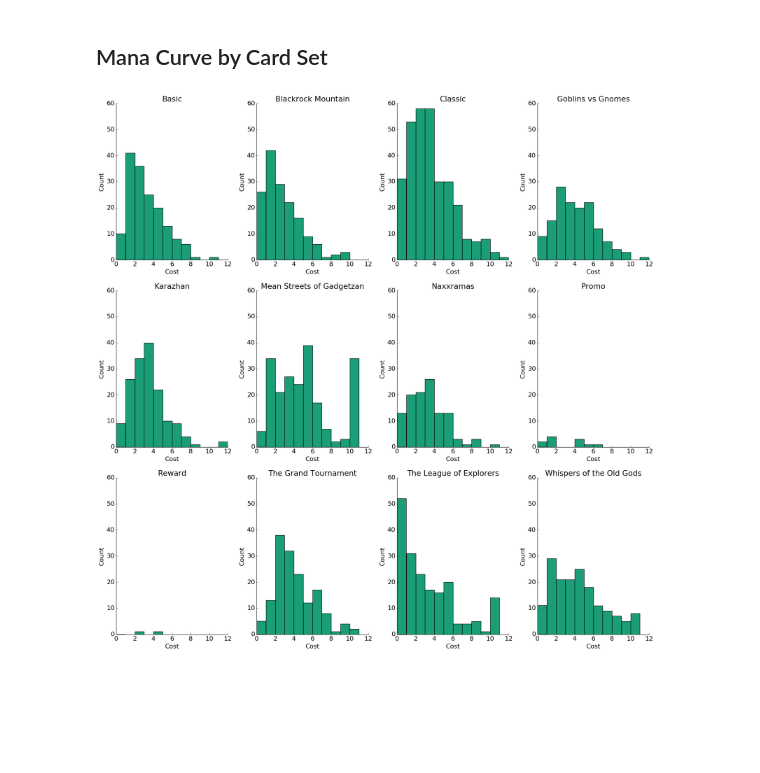
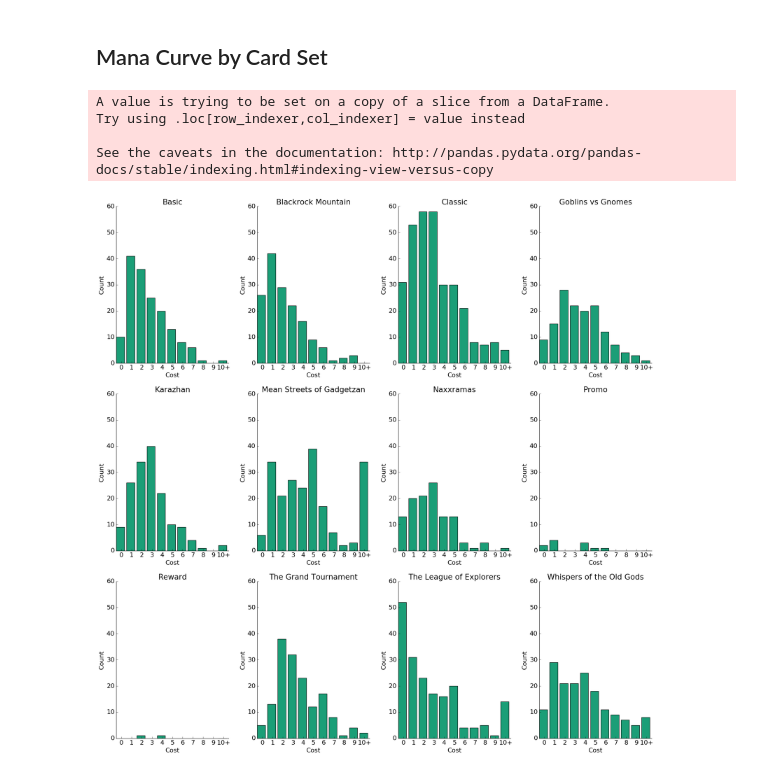
Before and after one commit to rlucioni/hearthstone, a Jupyter notebook: explore.ipynb, the cells around one changed output. Drawn from its saved outputs; the diff is of its cells as text; code cells hidden in the pictures; blank space fills up the shorter version.

Commit message:
Use a bar graph instead of a histogram

```diff
--- a/explore.ipynb
+++ b/explore.ipynb
@@ -67,34 +67,50 @@ def remove_border(axes=None, top=False, right=False, left=True, bottom=True):
     for border, ticks in borders.items():
         is_visible = vars()[border]
         axes.spines[border].set_visible(is_visible)
 
         if is_visible:
             # Make requested ticks visible.
             ticks()
 
+colors = qualitative.Dark2[7].mpl_colors
 
 rows = 3
 columns = 4
 plot = 1
 
-colors = qualitative.Dark2[7].mpl_colors
-
 for card_set, group in cards.groupby('cardSet'):
     if card_set in metadata['wild']:
         axes = pyplot.subplot(rows, columns, plot)
+
         group = group.dropna(subset=['cost'])
-        axes.hist(group['cost'], range=(0,12), bins=12, color=colors[0])
+        count = len(group)
+        group['count'] = [1]*count
+        group = group.groupby('cost').agg({'count': sum}).reset_index()
+
+        big_drops = group[group['cost'] >= 10]
+        all_drops = group[group['cost'] < 10].set_index('cost')
+        all_drops = all_drops.append(pandas.Series({'count': sum(big_drops['count'])}, name=10))
+
+        axes.bar(all_drops.index, all_drops['count'], color=colors[0])
 
         axes.set_title(card_set)
 
         axes.set_xlabel('Cost')
         axes.set_ylabel('Count')
 
+        axes.set_xlim(0,11)
         axes.set_ylim(0, 60)
+
+        axes.set_xticks([x + 0.5 for x in range(11)])
+        axes.set_xticklabels([str(x) if x < 10 else '10+' for x in range(11)])
 
         remove_border()
         plot += 1
 
 pyplot.tight_layout()
 # %% [output]
+A value is trying to be set on a copy of a slice from a DataFrame.
+Try using .loc[row_indexer,col_indexer] = value instead
+
+See the caveats in the documentation: http://pandas.pydata.org/pandas-docs/stable/indexing.html#indexing-view-versus-copy
-[figure, old version]
+[figure, new version]
```
Also changed, not shown: parts of 2 cells of this notebook.
